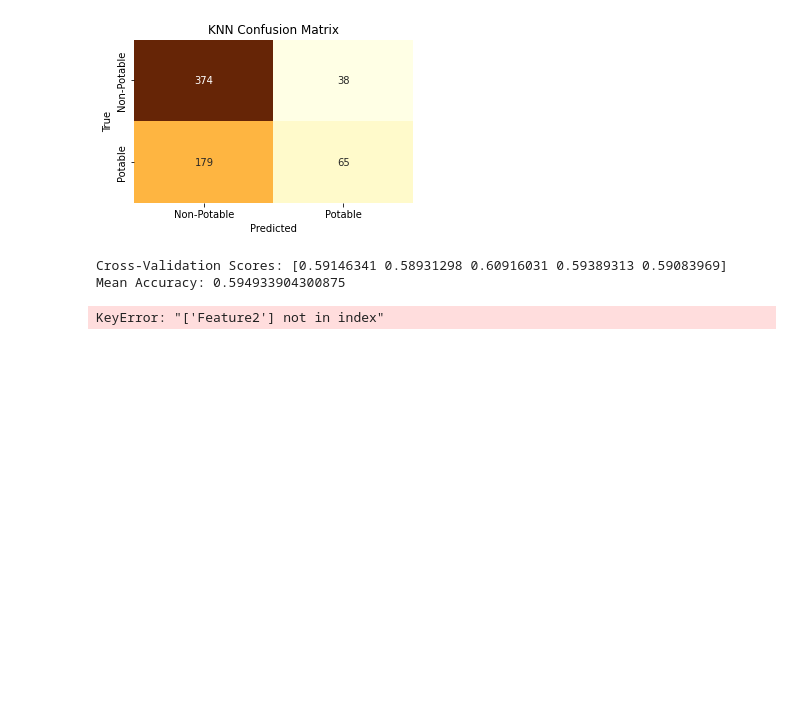
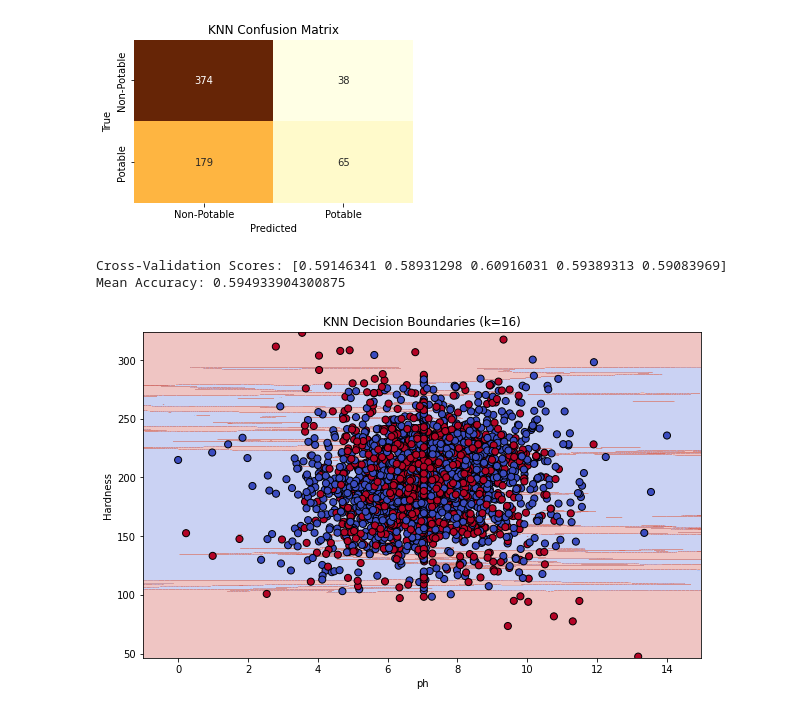
Before and after one commit to Log20/Water_potability, a Jupyter notebook: water_potability.ipynb, the cells around one changed output. Saved outputs shown, nothing was run; the diff lists cells and outputs as text; code cells hidden in the pictures; blank space fills up the shorter version.

```diff
--- a/water_potability.ipynb
+++ b/water_potability.ipynb
@@ -235,34 +236,32 @@ weighted avg       0.66      0.67      0.63       656
 Cross-Validation Scores: [0.59146341 0.58931298 0.60916031 0.59389313 0.59083969]
 Mean Accuracy: 0.594933904300875
 # %%
-
 # 取前兩個特徵用於可視化
 import numpy as np
 
-
-X_2d = X[['ph', 'Feature2']]
+X_2d = X[['ph', 'Hardness']]
 
 # 設定模型和參數
 knn_vis = KNeighborsClassifier(n_neighbors=best_k)
 
 # 訓練模型
 knn_vis.fit(X_2d, y)
 
 # 繪製決策邊界
 h = .02
 x_min, x_max = X_2d.iloc[:, 0].min() - 1, X_2d.iloc[:, 0].max() + 1
 y_min, y_max = X_2d.iloc[:, 1].min() - 1, X_2d.iloc[:, 1].max() + 1
 xx, yy = np.meshgrid(np.arange(x_min, x_max, h), np.arange(y_min, y_max, h))
 Z = knn_vis.predict(np.c_[xx.ravel(), yy.ravel()])
 Z = Z.reshape(xx.shape)
 
 # 繪製數據點和決策邊界
 plt.figure(figsize=(10, 6))
 plt.contourf(xx, yy, Z, cmap=plt.cm.coolwarm, alpha=0.3)
 plt.scatter(X_2d.iloc[:, 0], X_2d.iloc[:, 1], c=y, cmap=plt.cm.coolwarm, edgecolors='k', s=50)
-plt.xlabel('Feature1')
-plt.ylabel('Feature2')
+plt.xlabel('ph')
+plt.ylabel('Hardness')
 plt.title(f'KNN Decision Boundaries (k={best_k})')
 plt.show()
 # %% [output]
-KeyError: "['Feature2'] not in index"
+[figure, added]
```
Also changed, not shown: parts of 3 cells of this notebook.
